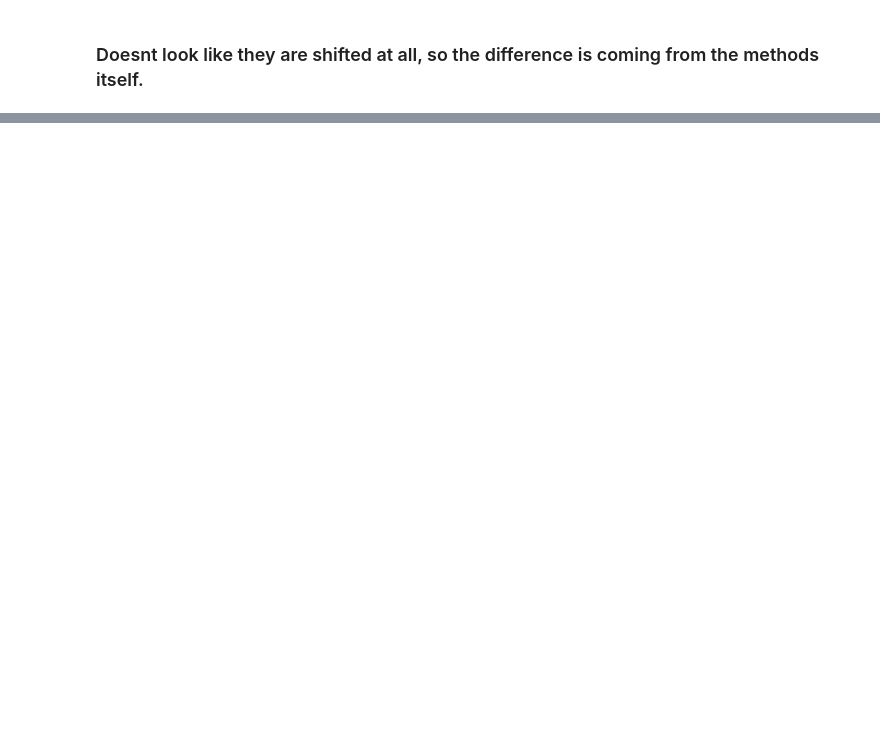
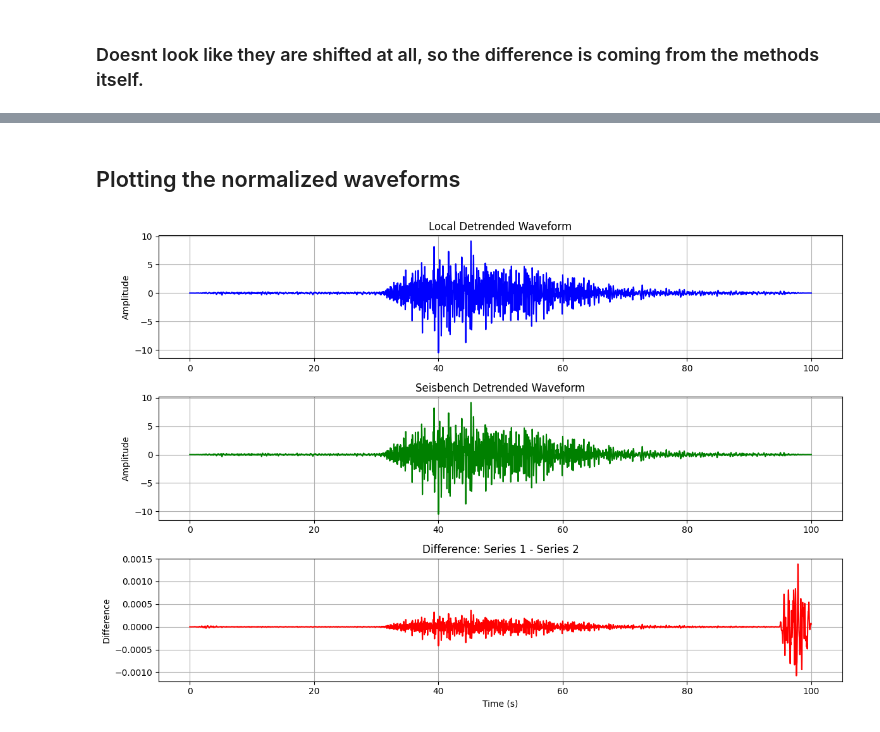
Before and after one commit to Akashkharita/PNW_Seismic_Event_Classification, a Jupyter notebook: deep_learning/comparing_with_seisbench.ipynb, the cells around one changed output, grey strips where cells are left out. Saved outputs shown, nothing was run; the diff lists cells and outputs as text; code cells hidden in the pictures; blank space fills up the shorter version.

```diff
--- a/deep_learning/comparing_with_seisbench.ipynb
+++ b/deep_learning/comparing_with_seisbench.ipynb
@@ -721,0 +632,37 @@ Max correlation at lag: 0 samples
+# %% [markdown]
+## Plotting the normalized waveforms
+# %%
+# Example time series
+t = np.linspace(0, 100, 5000)  # 10 seconds, 500 samples
+series1 = norm[0][0][:5000]
+series2 = norm_batch[0][0].numpy()
+
+# Difference
+diff = series1 - series2
+
+# Plot
+plt.figure(figsize=(12, 8))
+
+plt.subplot(3, 1, 1)
+plt.plot(t, series1, label="Local Tapered Waveforms", color='blue')
+plt.ylabel("Amplitude")
+plt.title("Local Detrended Waveform")
+plt.grid(True)
+
+plt.subplot(3, 1, 2)
+plt.plot(t, series2, label="Seisbench Tapered Waveforms", color='green')
+plt.ylabel("Amplitude")
+plt.title("Seisbench Detrended Waveform")
+plt.grid(True)
+
+plt.subplot(3, 1, 3)
+plt.plot(t, diff, label="Difference", color='red')
+plt.xlabel("Time (s)")
+plt.ylabel("Difference")
+plt.title("Difference: Series 1 - Series 2")
+plt.grid(True)
+
+plt.tight_layout()
+plt.show()
+# %% [output]
+[figure, added]
```
Also changed, not shown: parts of 42 cells of this notebook.
